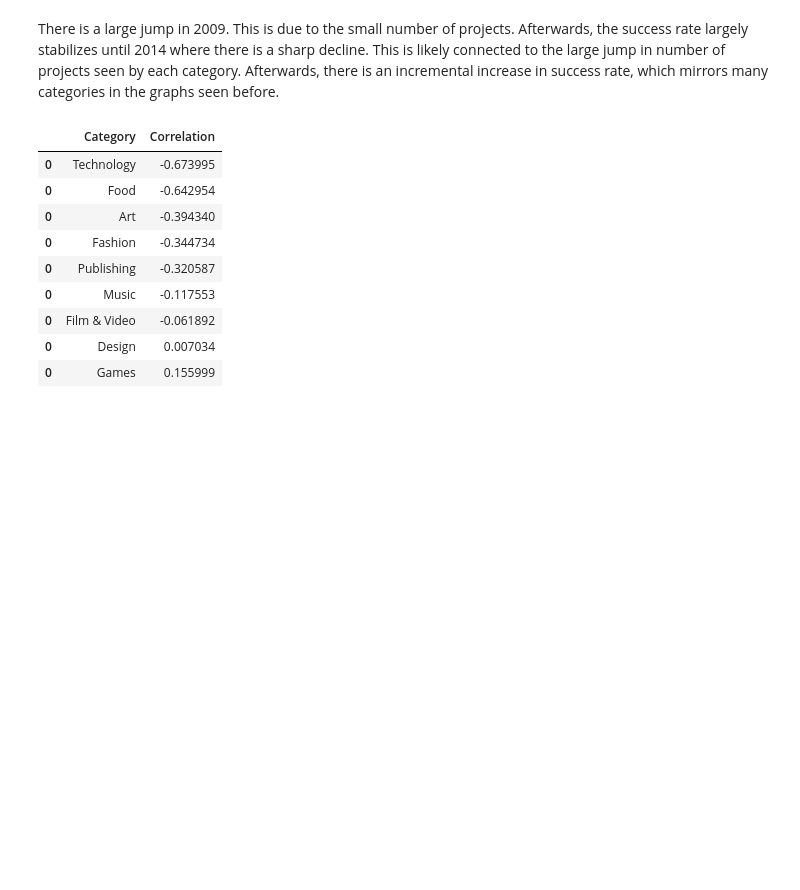
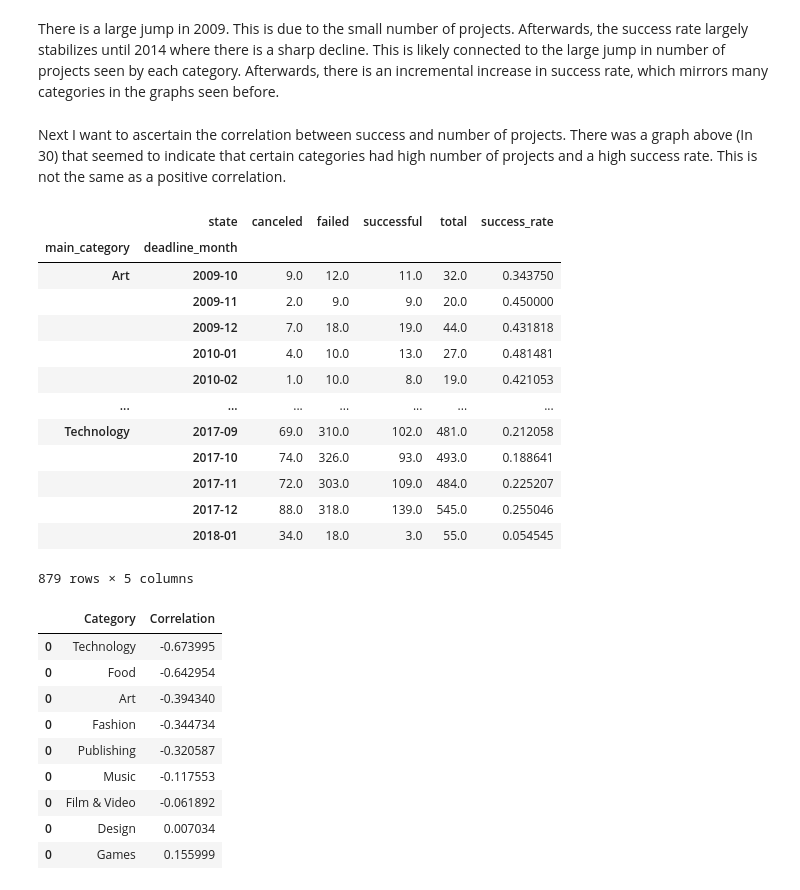
Before and after one commit to prussell94/Kickstarter-Analysis, a Jupyter notebook: Kickstarter Data Analysis.ipynb, the cells around one changed output. Saved outputs shown, nothing was run; the diff lists cells and outputs as text; code cells hidden in the pictures; blank space fills up the shorter version.

```diff
--- a/Kickstarter Data Analysis.ipynb
+++ b/Kickstarter Data Analysis.ipynb
@@ -239,3 +241,7 @@ correlation.
+# %% [markdown]
+Next I want to ascertain the correlation between success and number of projects. There was a graph above (In 30) that seemed
+to indicate that certain categories had high number of projects and a high success rate. This is not the same as a positive
+correlation.
 # %%
 df_cat_month = most_common_cat.pivot_table(values = "usd_pledged_real", index = ['main_category', 'deadline_month'], columns = 'state', aggfunc = 'count')
 df_cat_month = df_cat_month[['canceled', 'failed', 'successful']]
@@ -254,6 +260,23 @@ for cat in df_resetIndex['main_category'].unique():
     #print(corr)
     corr_df2 = pd.DataFrame({"Category": [cat], "Correlation": [corr]})
     corr_df = corr_df.append(corr_df2)
+# %%
+df_cat_month
+# %% [output]
+|  | state | canceled | failed | successful | total | success_rate |
+| main_category | deadline_month |  |  |  |  |  |
+| Art | 2009-10 | 9.0 | 12.0 | 11.0 | 32.0 | 0.343750 |
+|  | 2009-11 | 2.0 | 9.0 | 9.0 | 20.0 | 0.450000 |
+|  | 2009-12 | 7.0 | 18.0 | 19.0 | 44.0 | 0.431818 |
+|  | 2010-01 | 4.0 | 10.0 | 13.0 | 27.0 | 0.481481 |
+|  | 2010-02 | 1.0 | 10.0 | 8.0 | 19.0 | 0.421053 |
+| ... | ... | ... | ... | ... | ... | ... |
+| Technology | 2017-09 | 69.0 | 310.0 | 102.0 | 481.0 | 0.212058 |
+|  | 2017-10 | 74.0 | 326.0 | 93.0 | 493.0 | 0.188641 |
+|  | 2017-11 | 72.0 | 303.0 | 109.0 | 484.0 | 0.225207 |
+|  | 2017-12 | 88.0 | 318.0 | 139.0 | 545.0 | 0.255046 |
+|  | 2018-01 | 34.0 | 18.0 | 3.0 | 55.0 | 0.054545 |
+879 rows × 5 columns
 # %%
 corr_df.sort_values(by = "Correlation")
 # %% [output]
```
Also changed, not shown: parts of 12 cells of this notebook.
